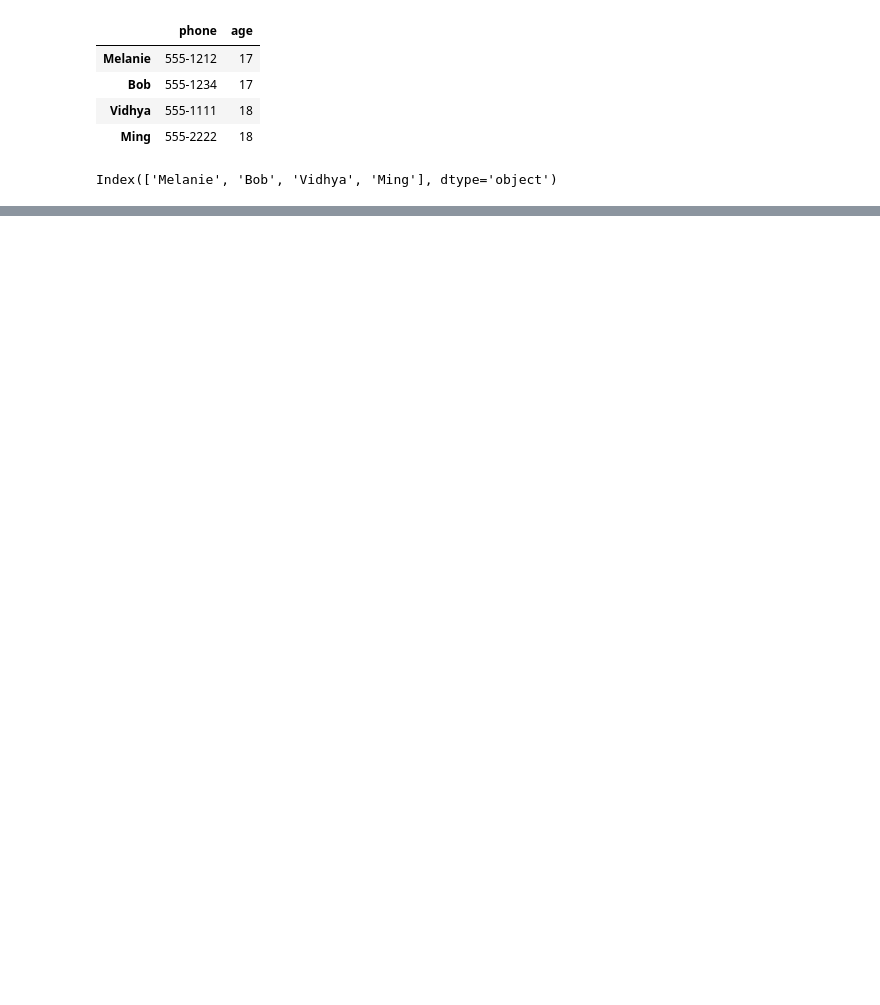
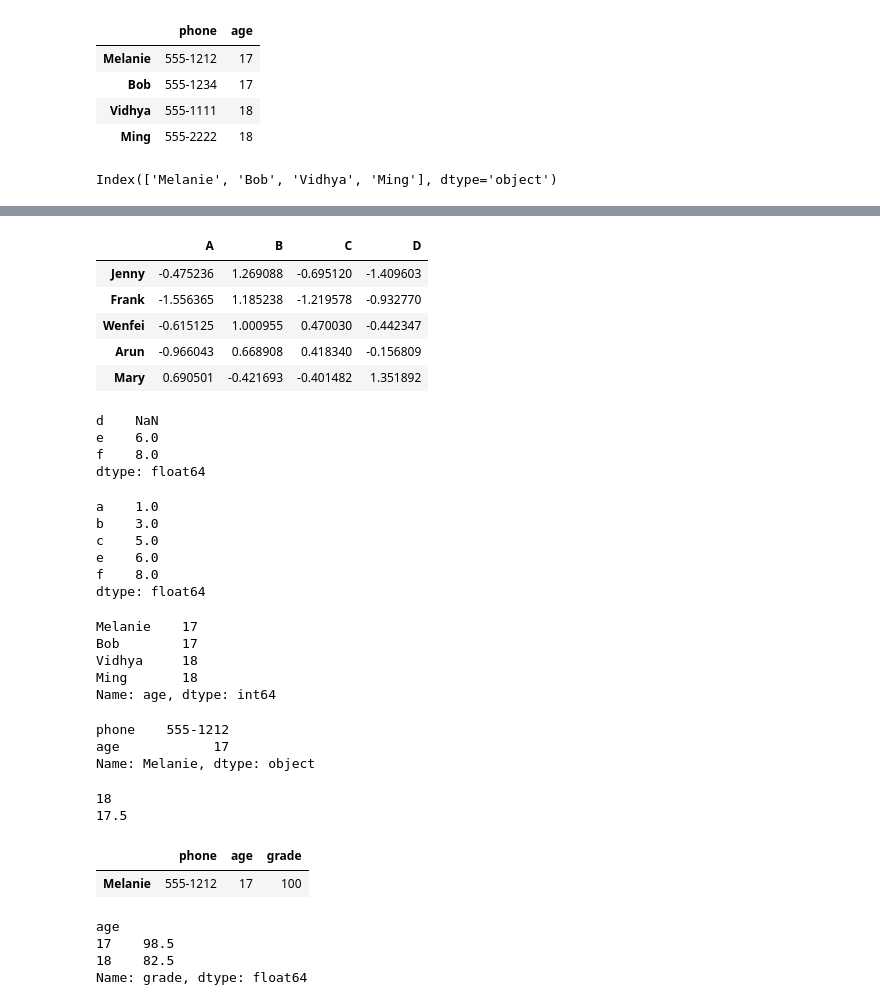
Before and after one commit to zarte13/TimeSeriesAnalysisWithPython, a Jupyter notebook: Pandas.ipynb, the cells around one changed output, grey strips where cells are left out. Drawn from its saved outputs; the diff is of its cells as text; code cells hidden in the pictures; blank space fills up the shorter version.

```diff
--- a/Pandas.ipynb
+++ b/Pandas.ipynb
@@ -19,0 +61,58 @@ df = pd.DataFrame(np.random(6,4), index=['Jenny', 'Frank', 'Wenfei', 'Arun', 'Ma
+# %%
+df.head()
+# %% [output]
+|  | A | B | C | D |
+| Jenny | -0.475236 | 1.269088 | -0.695120 | -1.409603 |
+| Frank | -1.556365 | 1.185238 | -1.219578 | -0.932770 |
+| Wenfei | -0.615125 | 1.000955 | 0.470030 | -0.442347 |
+| Arun | -0.966043 | 0.668908 | 0.418340 | -0.156809 |
+| Mary | 0.690501 | -0.421693 | -0.401482 | 1.351892 |
+# %%
+s[s.index > 'c']
+# %% [output]
+d    NaN
+e    6.0
+f    8.0
+dtype: float64
+# %%
+s[s.isnull() == False]
+# %% [output]
+a    1.0
+b    3.0
+c    5.0
+e    6.0
+f    8.0
+dtype: float64
+# %%
+students.age
+# %% [output]
+Melanie    17
+Bob        17
+Vidhya     18
+Ming       18
+Name: age, dtype: int64
+# %%
+students.loc['Melanie']
+# %% [output]
+phone    555-1212
+age            17
+Name: Melanie, dtype: object
+# %%
+print(students.age.max())
+print(students.age.mean())
+# %% [output]
+18
+17.5
+# %%
+students['grade'] = [100, 97, 80, 85]
+students[students['grade'] == students['grade'].max()]
+# %% [output]
+|  | phone | age | grade |
+| Melanie | 555-1212 | 17 | 100 |
+# %%
+students.groupby('age').grade.mean()
+# %% [output]
+age
+17    98.5
+18    82.5
+Name: grade, dtype: float64
```
Also changed, not shown: parts of 5 cells of this notebook, 1 other file.
